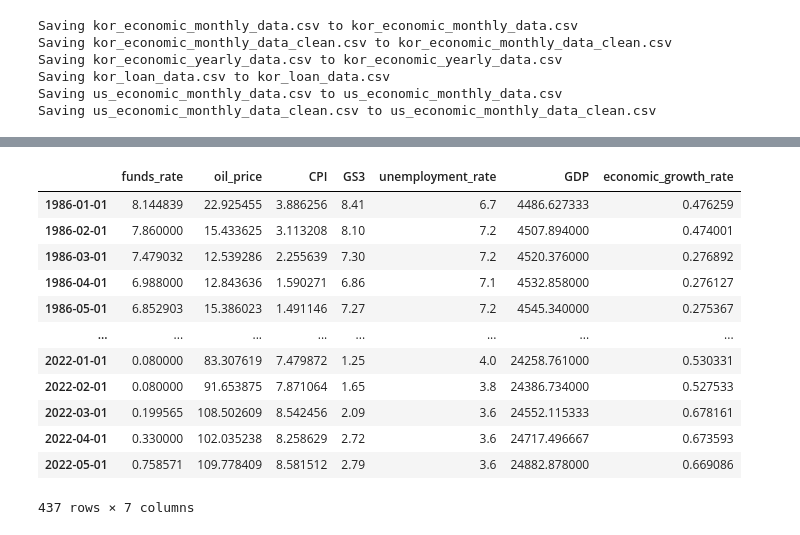
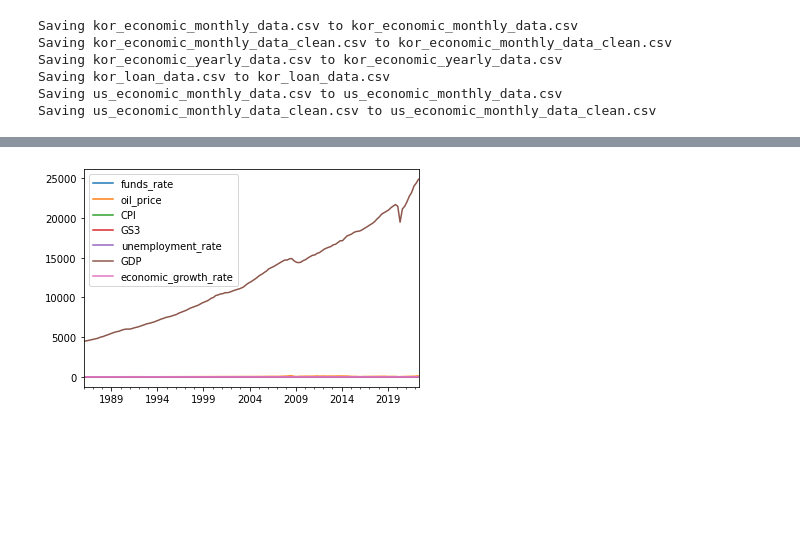
Before and after one commit to nan-park/section2_project, a Jupyter notebook: data_visualization.ipynb, the cells around one changed output, grey strips where cells are left out. Saved outputs shown, nothing was run; the diff lists cells and outputs as text; code cells hidden in the pictures; blank space fills up the shorter version.

```diff
--- a/data_visualization.ipynb
+++ b/data_visualization.ipynb
@@ -25,16 +48,4 @@ us_economic_monthly_data_clean = pd.read_csv('us_economic_monthly_data_clean.csv
 # %%
-us_economic_monthly_data_clean
+us_economic_monthly_data_clean.plot();
 # %% [output]
-|  | funds_rate | oil_price | CPI | GS3 | unemployment_rate | GDP | economic_growth_rate |
-| 1986-01-01 | 8.144839 | 22.925455 | 3.886256 | 8.41 | 6.7 | 4486.627333 | 0.476259 |
-| 1986-02-01 | 7.860000 | 15.433625 | 3.113208 | 8.10 | 7.2 | 4507.894000 | 0.474001 |
-| 1986-03-01 | 7.479032 | 12.539286 | 2.255639 | 7.30 | 7.2 | 4520.376000 | 0.276892 |
-| 1986-04-01 | 6.988000 | 12.843636 | 1.590271 | 6.86 | 7.1 | 4532.858000 | 0.276127 |
-| 1986-05-01 | 6.852903 | 15.386023 | 1.491146 | 7.27 | 7.2 | 4545.340000 | 0.275367 |
-| ... | ... | ... | ... | ... | ... | ... | ... |
-| 2022-01-01 | 0.080000 | 83.307619 | 7.479872 | 1.25 | 4.0 | 24258.761000 | 0.530331 |
-| 2022-02-01 | 0.080000 | 91.653875 | 7.871064 | 1.65 | 3.8 | 24386.734000 | 0.527533 |
-| 2022-03-01 | 0.199565 | 108.502609 | 8.542456 | 2.09 | 3.6 | 24552.115333 | 0.678161 |
-| 2022-04-01 | 0.330000 | 102.035238 | 8.258629 | 2.72 | 3.6 | 24717.496667 | 0.673593 |
-| 2022-05-01 | 0.758571 | 109.778409 | 8.581512 | 2.79 | 3.6 | 24882.878000 | 0.669086 |
-437 rows × 7 columns
+[figure, added]
```
Also changed, not shown: parts of 5 cells of this notebook.
